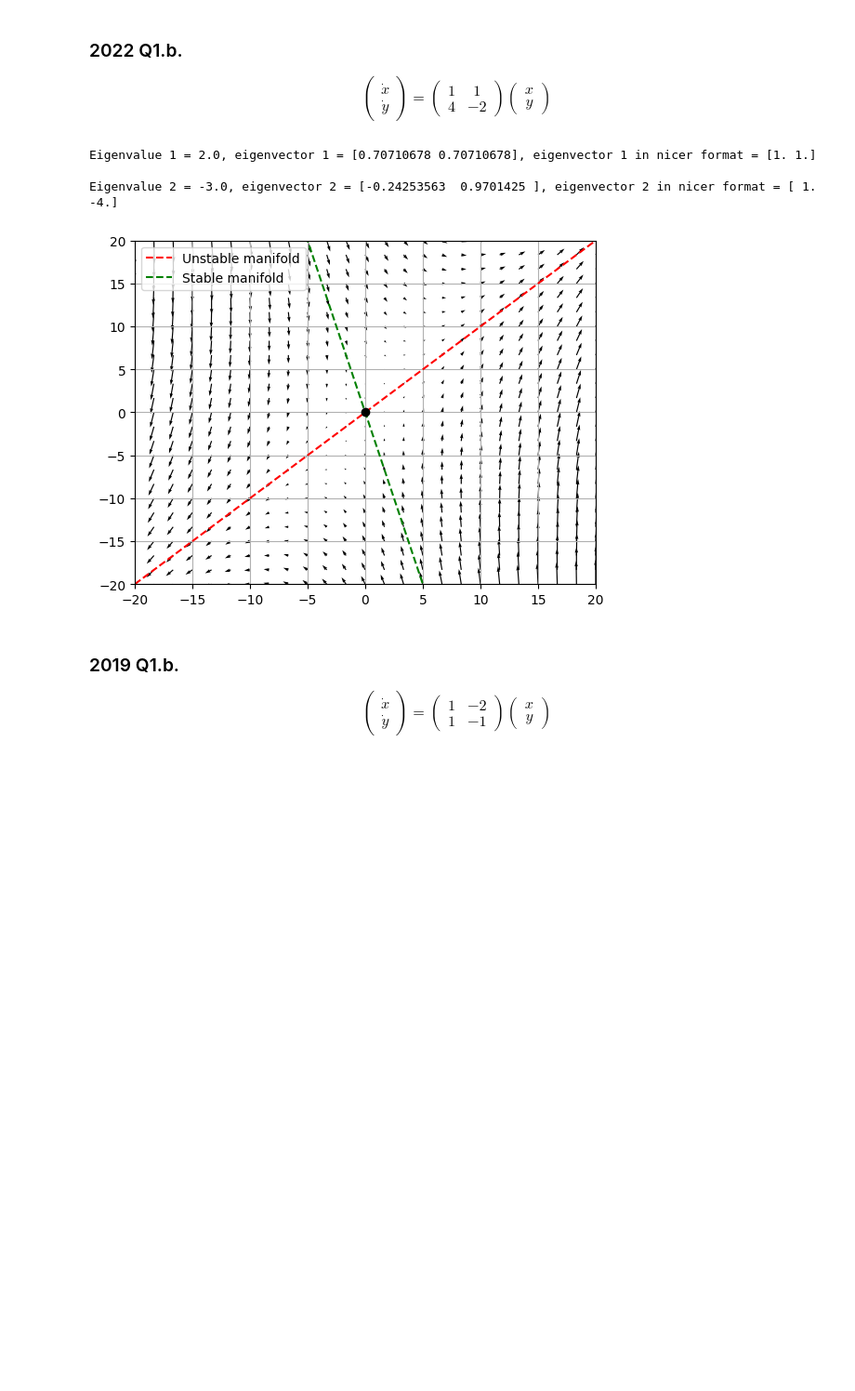
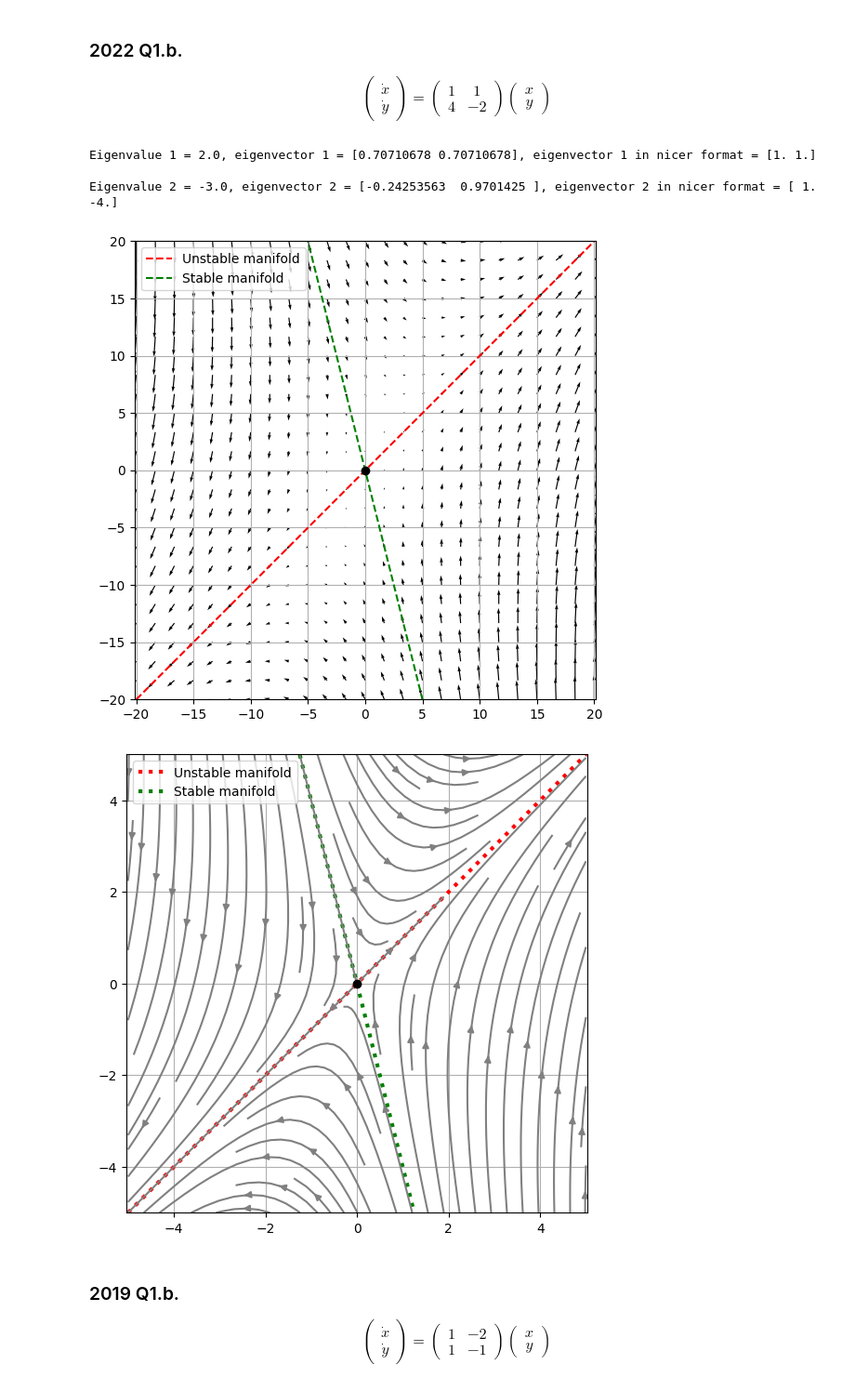
Before and after one commit to s-hynes/MP491, a Jupyter notebook: CH02_linear_2d_ODEs_exam_questions.ipynb, the cells around one changed output. Shown at 93% size. Drawn from its saved outputs; the diff is of its cells as text; code cells hidden in the pictures; blank space fills up the shorter version.

```diff
--- a/CH02_linear_2d_ODEs_exam_questions.ipynb
+++ b/CH02_linear_2d_ODEs_exam_questions.ipynb
@@ -43,12 +47,14 @@ $$
 # %%
 from CH02_quiver import eigen, direction_field
 eigen([[ 1, 1], [ 4, -2]], print_values=True)
 direction_field( 1, 1, 4, -2, xmin=-20, xmax=20, ymin=-20, ymax=20, num_arrows=25)
+stream_lin(1,1,4,-2, eq_pts=[0,0], density=1)
 # %% [output]
 Eigenvalue 1 = 2.0, eigenvector 1 = [0.70710678 0.70710678], eigenvector 1 in nicer format = [1. 1.]
 
 Eigenvalue 2 = -3.0, eigenvector 2 = [-0.24253563  0.9701425 ], eigenvector 2 in nicer format = [ 1. -4.]
-[figure, old version]
+[figure, new version]
+[figure, added]
 # %% [markdown]
 ### 2019 Q1.b.
 $$\begin{equation*}
```
Also changed, not shown: parts of 8 cells of this notebook.
